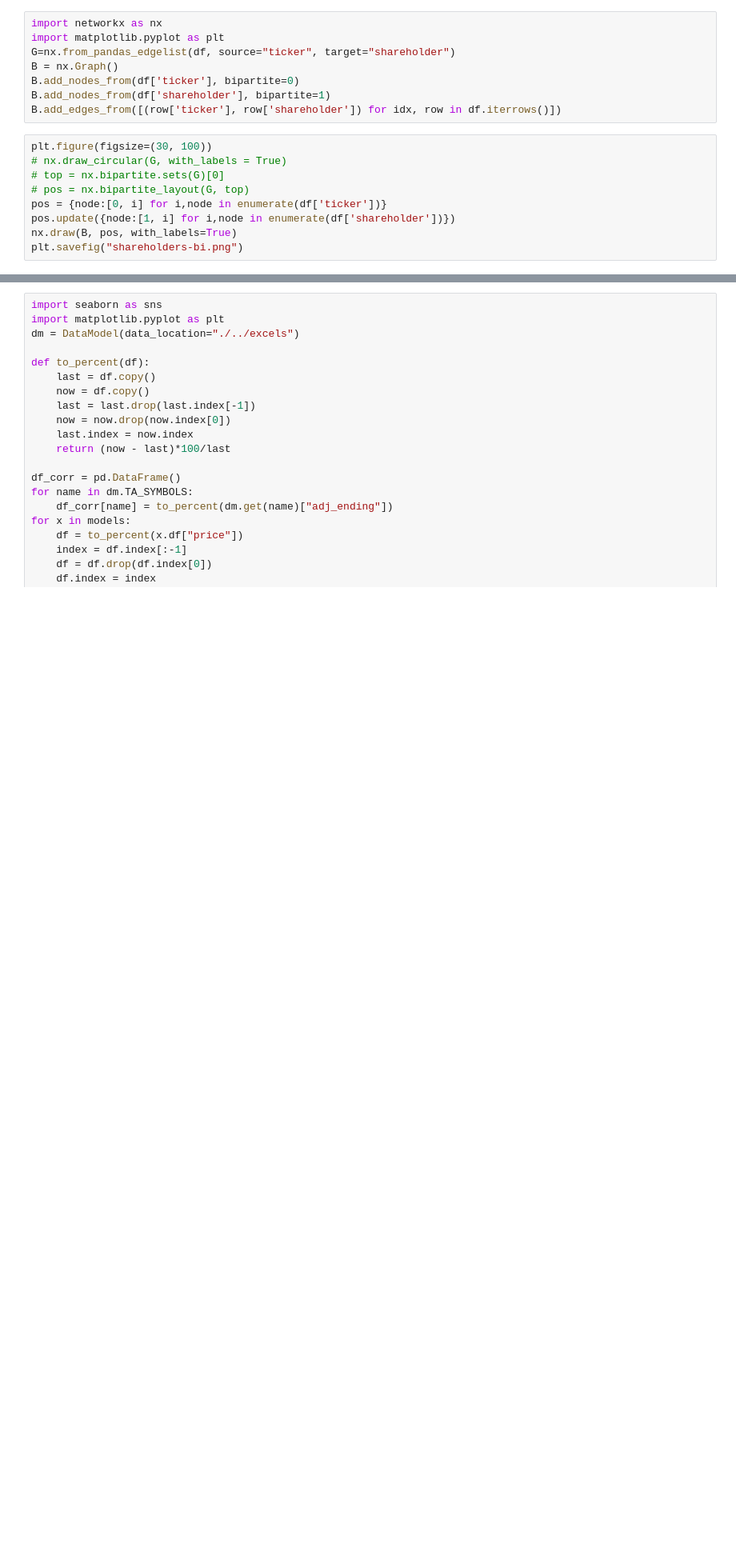
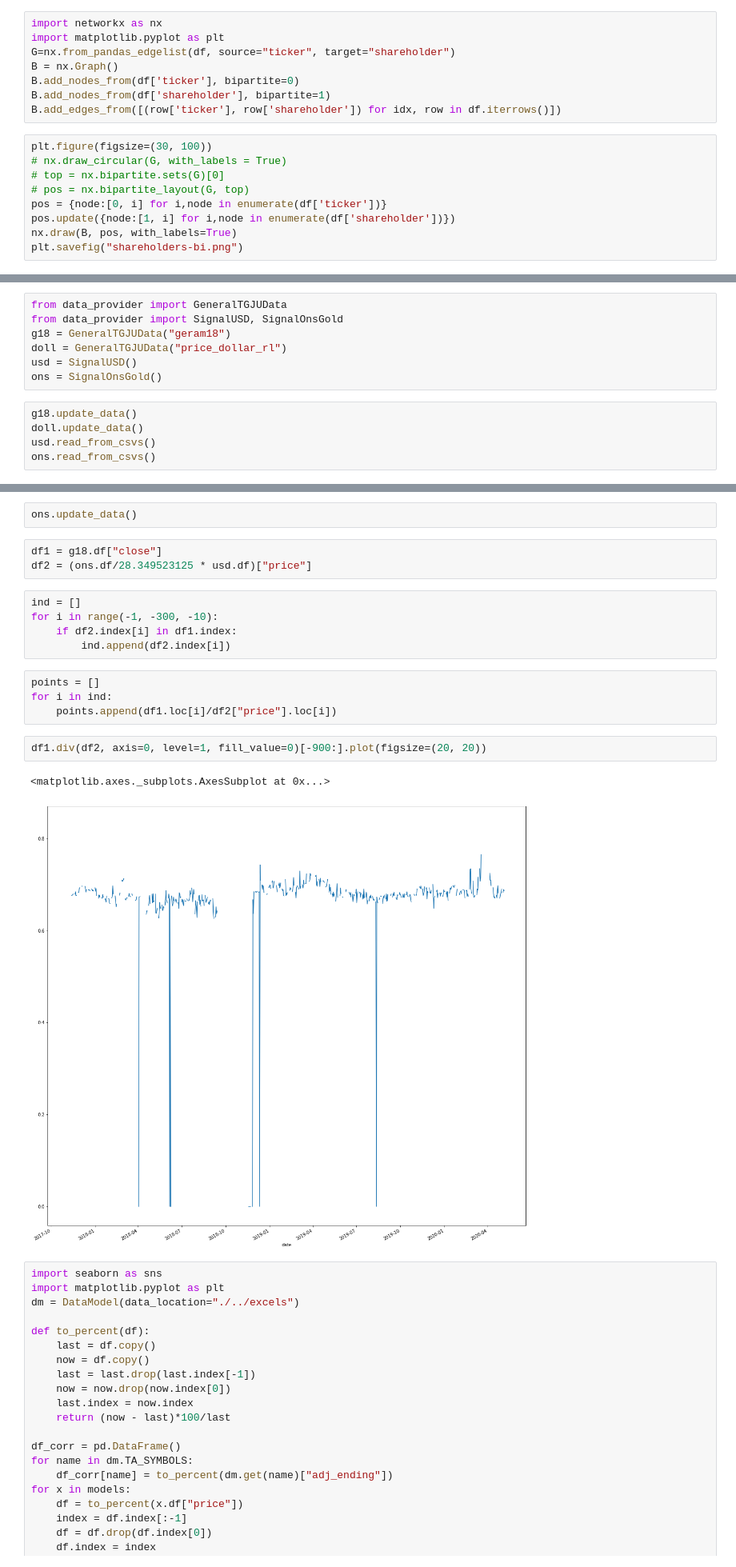
Before and after one commit to miladmirzazadeh/Parooo, a Jupyter notebook: models/code_tester.ipynb, the cells around one changed output, grey strips where cells are left out. Shown at 80% size. Cells and saved outputs as stored; diff of their text form; blank space fills up the shorter version.

```diff
--- a/models/code_tester.ipynb
+++ b/models/code_tester.ipynb
@@ -45,0 +52,12 @@ plt.savefig("shareholders-bi.png")
+# %%
+from data_provider import GeneralTGJUData
+from data_provider import SignalUSD, SignalOnsGold
+g18 = GeneralTGJUData("geram18")
+doll = GeneralTGJUData("price_dollar_rl")
+usd = SignalUSD()
+ons = SignalOnsGold()
+# %%
+g18.update_data()
+doll.update_data()
+usd.read_from_csvs()
+ons.read_from_csvs()
@@ -46,3 +67,22 @@ plt.savefig("shareholders-bi.png")
+# %%
+ons.update_data()
+# %%
+df1 = g18.df["close"]
+df2 = (ons.df/28.349523125 * usd.df)["price"]
+# %%
+ind = []
+for i in range(-1, -300, -10):
+    if df2.index[i] in df1.index:
+        ind.append(df2.index[i])
+# %%
+points = []
+for i in ind:
+    points.append(df1.loc[i]/df2["price"].loc[i])
+# %%
+df1.div(df2, axis=0, level=1, fill_value=0)[-900:].plot(figsize=(20, 20))
+# %% [output]
+<matplotlib.axes._subplots.AxesSubplot at 0x...>
+[figure, added]
 # %%
 import seaborn as sns
 import matplotlib.pyplot as plt
```
Also changed, not shown: parts of 3 cells of this notebook, 6 other files.
